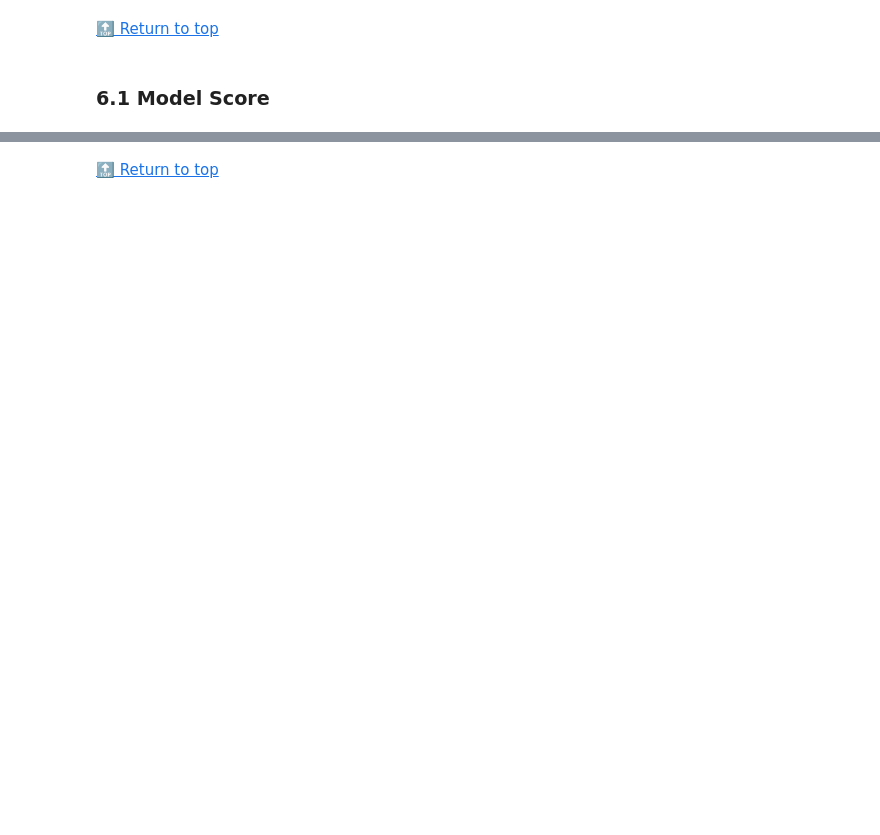
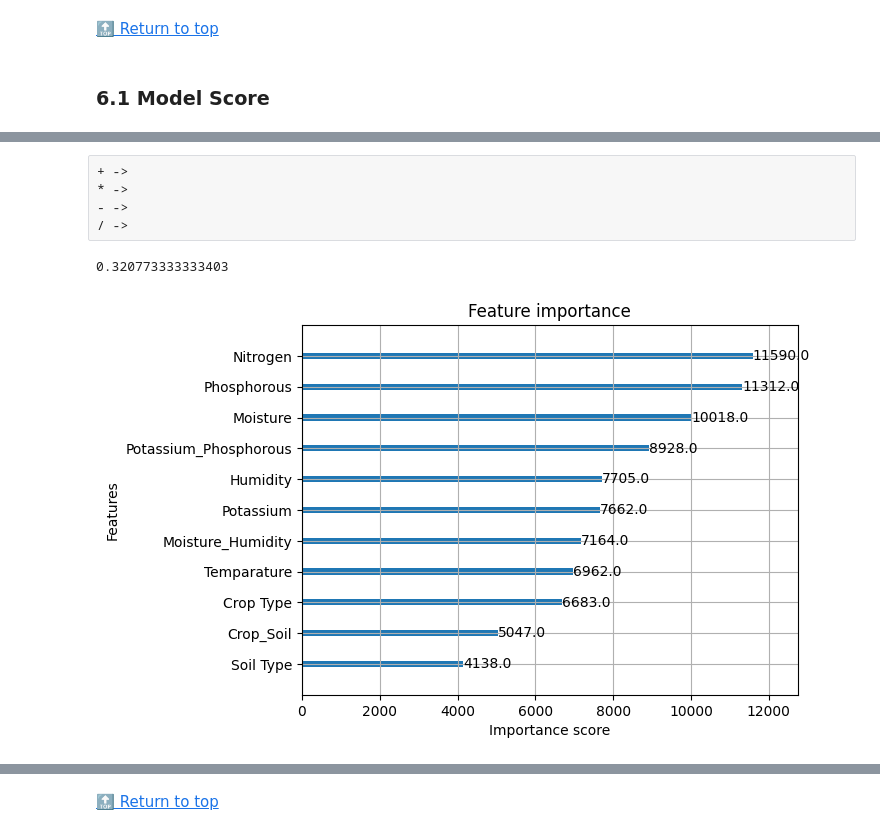
Before and after one commit to Viswa220522/predicting_optimal_fertilizers, a Jupyter notebook: Model_training.ipynb, the cells around one changed output, grey strips where cells are left out. Saved outputs shown, nothing was run; the diff lists cells and outputs as text; code cells hidden in the pictures; blank space fills up the shorter version.

Commit message:
Feature Engineering is Done - No visible results

```diff
--- a/Model_training.ipynb
+++ b/Model_training.ipynb
@@ -148,0 +183,5 @@ mapk(y_test, y_pred_proba)
+# %% [raw]
++ ->
+* ->
+- ->
+/ ->
@@ -148,0 +207,11 @@ mapk(y_test, y_pred_proba)
+# %%
+mapk(y_test, y_pred_proba) # After feature Engineering
+# %% [output]
+0.320773333333403
+# %%
+from xgboost import plot_importance
+
+plot_importance(model, max_num_features=15)
+plt.show()
+# %% [output]
+[figure, added]
```
Also changed, not shown: parts of 25 cells of this notebook.
